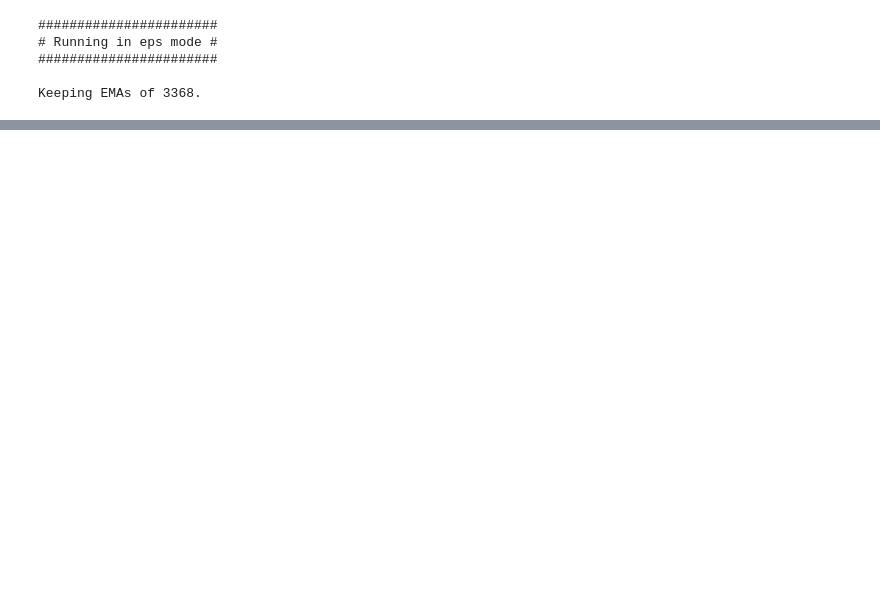
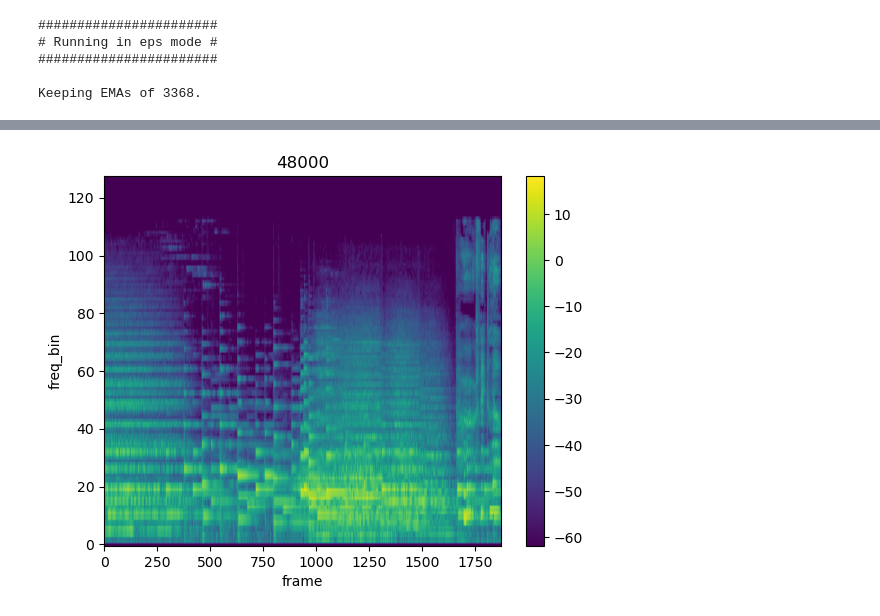
Before and after one commit to NakataKoo/music-text-multimodal-diffusion, a Jupyter notebook: train.ipynb, the cells around one changed output, grey strips where cells are left out. Cells and saved outputs as stored; diff of their text form; code cells hidden in the pictures; blank space fills up the shorter version.

```diff
--- a/train.ipynb
+++ b/train.ipynb
@@ -109,3 +155,9 @@ TypeError: unsupported operand type(s) for /: 'Tensor' and 'str'
+# %%
+melspec = mel_spectrogram(dataset[0][0])
+plot_spectrogram(
+    melspec[0], sample_rate)
+# %% [output]
+[figure, added]
 # %%
 ### 学習ループ=============================================
 num_epochs=2
```
Also changed, not shown: parts of 7 cells of this notebook, 1 other file.
